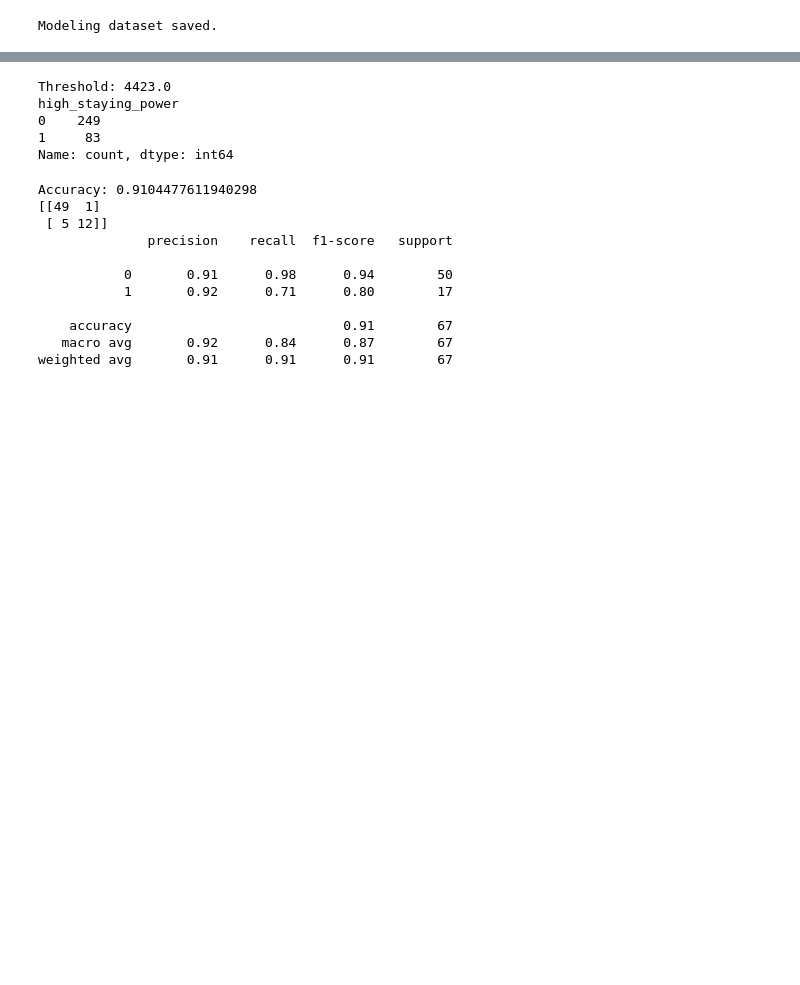
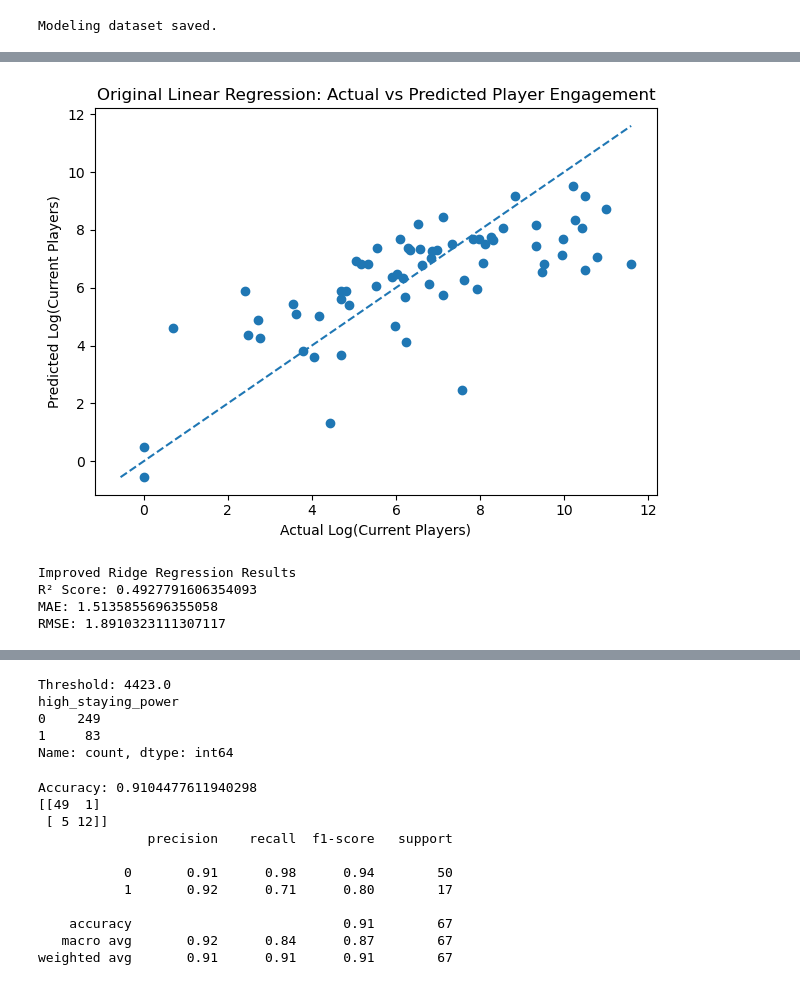
Before and after one commit to mmauricioj28/Video-Game-Staying-Power-Analysis, a Jupyter notebook: notebooks/06_model_predictions.ipynb, the cells around one changed output, grey strips where cells are left out. Drawn from its saved outputs; the diff is of its cells as text; code cells hidden in the pictures; blank space fills up the shorter version.

```diff
--- a/notebooks/06_model_predictions.ipynb
+++ b/notebooks/06_model_predictions.ipynb
@@ -116 +118,20 @@ coef_df.sort_values("coefficient", ascending=False)
 | 3 | days_since_update | -0.001204 |
+# %%
+y_pred_original = reg_model.predict(X_test)
+
+plt.scatter(y_test, y_pred_original)
+
+plt.title("Original Linear Regression: Actual vs Predicted Player Engagement")
+plt.xlabel("Actual Log(Current Players)")
+plt.ylabel("Predicted Log(Current Players)")
+
+# Perfect prediction reference line
+min_val = min(y_test.min(), y_pred_original.min())
+max_val = max(y_test.max(), y_pred_original.max())
+
+plt.plot([min_val, max_val], [min_val, max_val], linestyle="--")
+
+plt.tight_layout()
+plt.show()
+# %% [output]
+[figure, added]
@@ -116,0 +159,23 @@ coef_df.sort_values("coefficient", ascending=False)
+# %%
+X_train, X_test, y_train, y_test = train_test_split(
+    X, y, test_size=0.2, random_state=42
+)
+
+ridge_model = Pipeline([
+    ("scaler", StandardScaler()),
+    ("ridge", Ridge(alpha=1.0))
+])
+
+ridge_model.fit(X_train, y_train)
+
+y_pred = ridge_model.predict(X_test)
+
+print("Improved Ridge Regression Results")
+print("R² Score:", r2_score(y_test, y_pred))
+print("MAE:", mean_absolute_error(y_test, y_pred))
+print("RMSE:", np.sqrt(mean_squared_error(y_test, y_pred)))
+# %% [output]
+Improved Ridge Regression Results
+R² Score: 0.4927791606354093
+MAE: 1.5135855696355058
+RMSE: 1.8910323111307117
```
Also changed, not shown: parts of 14 cells of this notebook, 5 other files.
